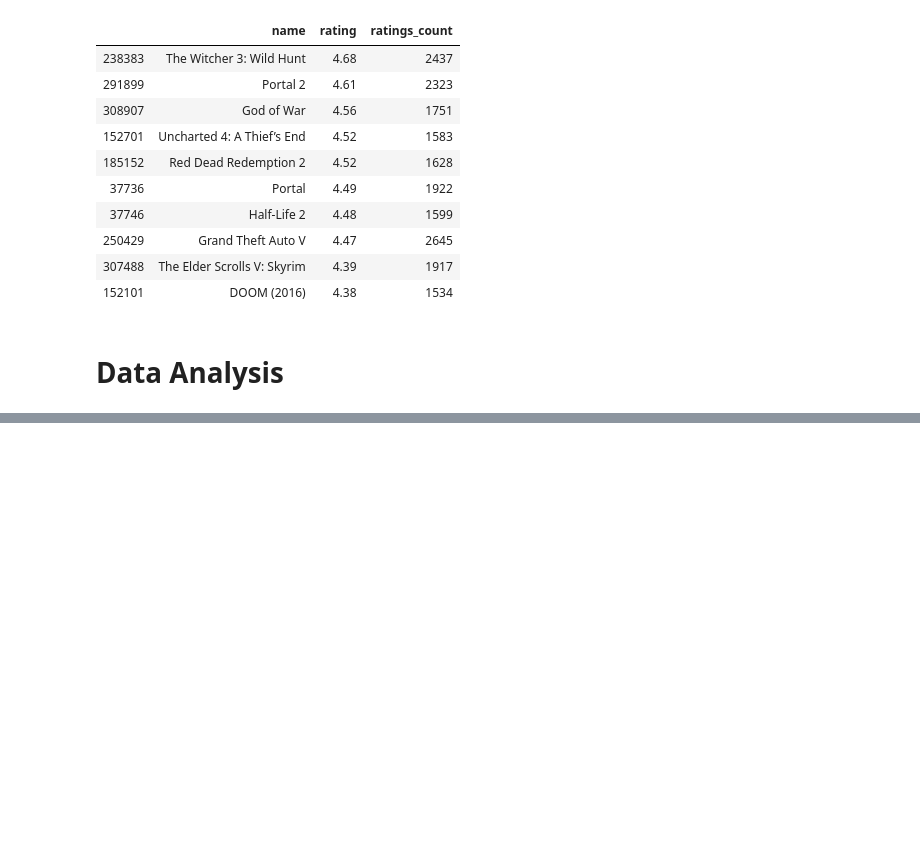
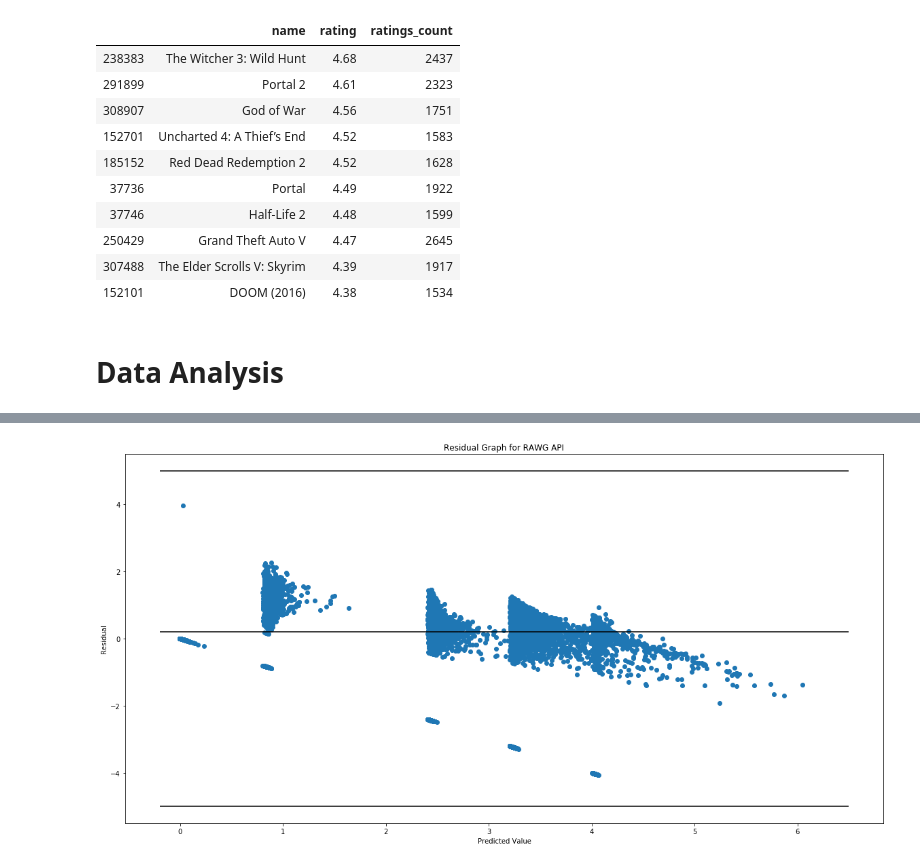
Before and after one commit to FreedomVAce/Game_Recommendation, a Jupyter notebook: Game_Recommendation.ipynb, the cells around one changed output, grey strips where cells are left out. Drawn from its saved outputs; the diff is of its cells as text; code cells hidden in the pictures; blank space fills up the shorter version.

```diff
--- a/Game_Recommendation.ipynb
+++ b/Game_Recommendation.ipynb
@@ -203,0 +226,11 @@ top_rated_v2.loc[:,['name','rating','ratings_count']].head(10)
+# %%
+#'rating_top','ratings_count','suggestions_count','reviews_count',
+#     'added_status_yet','added_status_owned','added_status_beaten',
+#     'added_status_toplay','added_status_dropped'
+X = game[['rating_top','suggestions_count',
+     'added_status_yet',
+     'added_status_toplay','added_status_dropped']]
+y = game['rating']
+# %%
+X_withconst = sm.add_constant(X)
+sm.OLS(y, X_withconst).fit().summary()
@@ -203,0 +284,4 @@ top_rated_v2.loc[:,['name','rating','ratings_count']].head(10)
+# %%
+X_withconst = sm.add_constant(X)
+linear_reg = sm.OLS(y, X_withconst).fit()
+linear_reg.summary()
@@ -203,0 +312,12 @@ top_rated_v2.loc[:,['name','rating','ratings_count']].head(10)
+# %%
+plt.figure(figsize = (20,10))
+plt.scatter(linear_reg.fittedvalues,linear_reg.resid)
+plt.hlines(y=5, xmin = -0.2 , xmax = 6.5)
+plt.hlines(y=0.2, xmin = -0.2 , xmax = 6.5)
+plt.hlines(y=-5, xmin = -0.2 , xmax = 6.5)
+plt.title('Residual Graph for RAWG API')
+plt.xlabel('Predicted Value')
+plt.ylabel('Residual')
+plt.show()
+# %% [output]
+[figure, added]
```
Also changed, not shown: parts of 8 cells of this notebook.
